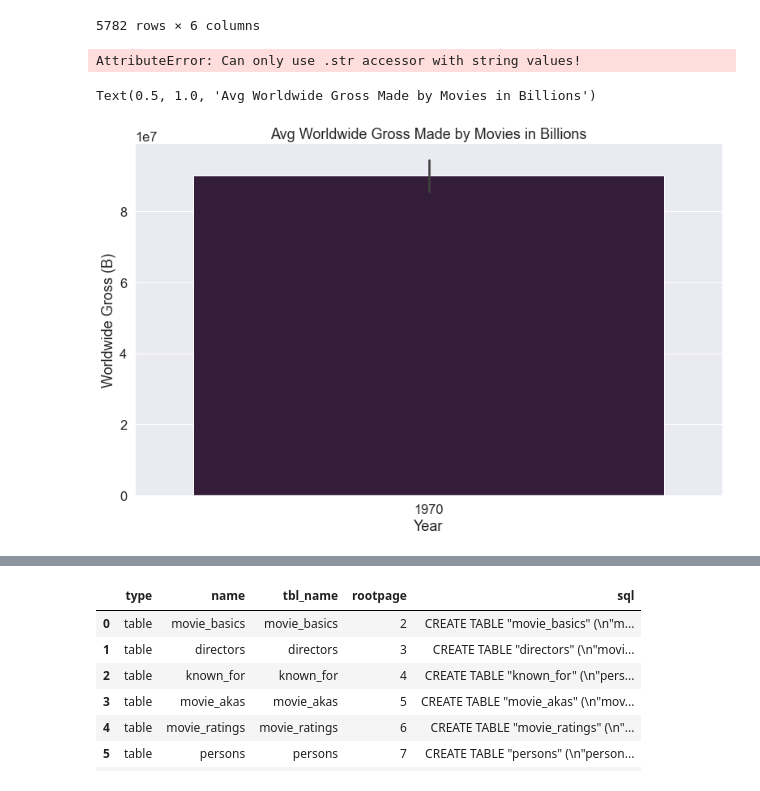
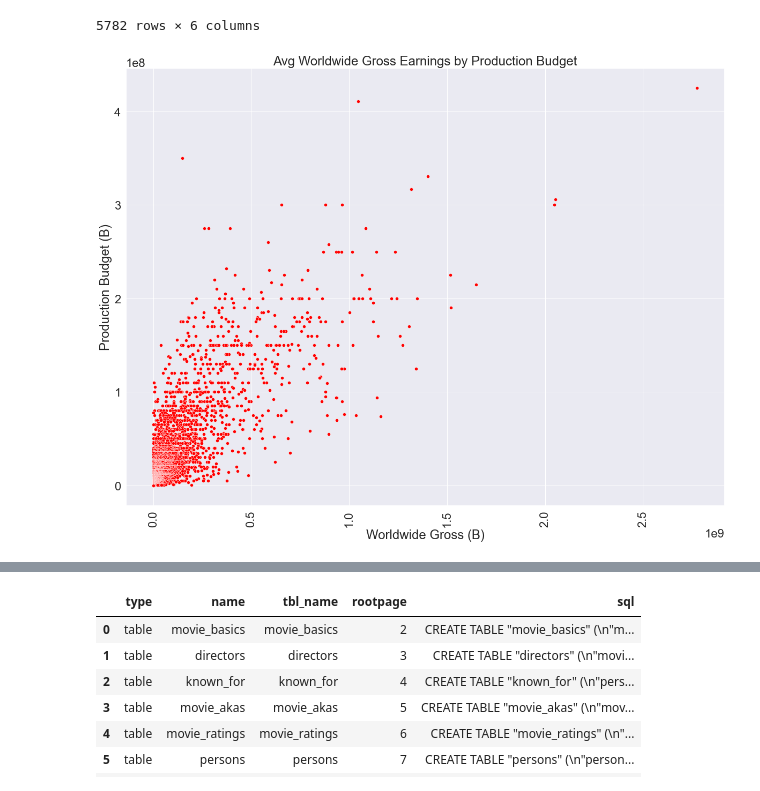
Before and after one commit to srinir301/Microsoft-Movie-Studio-Recommendations, a Jupyter notebook: Diego/student.ipynb, the cells around one changed output, grey strips where cells are left out. Saved outputs shown, nothing was run; the diff lists cells and outputs as text; code cells hidden in the pictures.

```diff
--- a/Diego/student.ipynb
+++ b/Diego/student.ipynb
@@ -148,22 +150,36 @@ tn
 | 5780 | 81 | Sep 29, 2015 | A Plague So Pleasant | $1,400 | $0 | $0 |
 | 5781 | 82 | Aug 5, 2005 | My Date With Drew | $1,100 | $181,041 | $181,041 |
 5782 rows × 6 columns
-# %%
-tn['release_date'] = pd.to_datetime(tn['release_date']).dt.year
-tn['release_date'] = tn['release_date'].astype(int)
-tn['worldwide_gross'] = tn['worldwide_gross'].str.replace(',','')
-tn['worldwide_gross'] = tn['worldwide_gross'].str.replace('$','')
-tn['worldwide_gross'] = pd.to_numeric(tn['worldwide_gross'], errors='coerce')
-tn['worldwide_gross'] = tn['worldwide_gross'].astype(int)
-# %% [output]
-AttributeError: Can only use .str accessor with string values!
+# %%
+tn['release_date'] = pd.to_datetime(tn['release_date']).dt.year  # Getting the YEAR from release_date
+tn['release_date'] = pd.to_numeric(tn['release_date'])           # Converting to numeric
+tn = tn[tn['release_date'] > 1999]                               # Years above 1999
+
+# Cleaning worldwide gross column
+                                                                 # Replacing symbols then to_numeric
+tn['worldwide_gross'] = pd.to_numeric(tn['worldwide_gross'].replace({'\$': '', ',': ''}, regex=True), errors='coerce')
+tn['worldwide_gross'] = tn['worldwide_gross'] * 1                # All numbers to positive
+tn = tn[tn['worldwide_gross'] > 0]                             # All worldwide_gross greater than 0
+
+# Cleaning production budget column
+                                                                 # Replacing symbols then to_numeric
+tn['production_budget'] = pd.to_numeric(tn['production_budget'].replace({'\$': '', ',': ''}, regex=True), errors='coerce')
+tn['production_budget'] = tn['production_budget'] * 1            # All numbers to positive
+tn = tn[tn['production_budget'] > 0]                             # All production_budget greater than 0
 # %%
-fig, ax = plt.subplots(figsize=(13,8))
-sns.barplot(x = tn['release_date'], y = tn['worldwide_gross'], ax=ax);
-sns.set_palette("rocket")
-ax.set_xlabel("Year")
-ax.set_ylabel("Worldwide Gross (B)")
-ax.set_title("Avg Worldwide Gross Made by Movies in Billions")
+# production_budget / worldwide_gross correlation plot
+
+fig, ax = plt.subplots(figsize=(20,15))
+sns.scatterplot(x = tn['worldwide_gross'], y = tn['production_budget'], ax=ax, color="red");
+sns.set(font_scale=2)
+# sns.color_palette("flare", as_cmap=True)
+ax.set_xlabel("Worldwide Gross (B)")
+ax.set_ylabel("Production Budget (B)")
+ax.set_title("Avg Worldwide Gross Earnings by Production Budget")
+ax.tick_params(axis='x', rotation=90)
+plt.show()
+
+
+# Positive correlation
 # %% [output]
-Text(0.5, 1.0, 'Avg Worldwide Gross Made by Movies in Billions')
-[figure, old version]
+[figure, new version]
```
Also changed, not shown: parts of 3 cells of this notebook.
